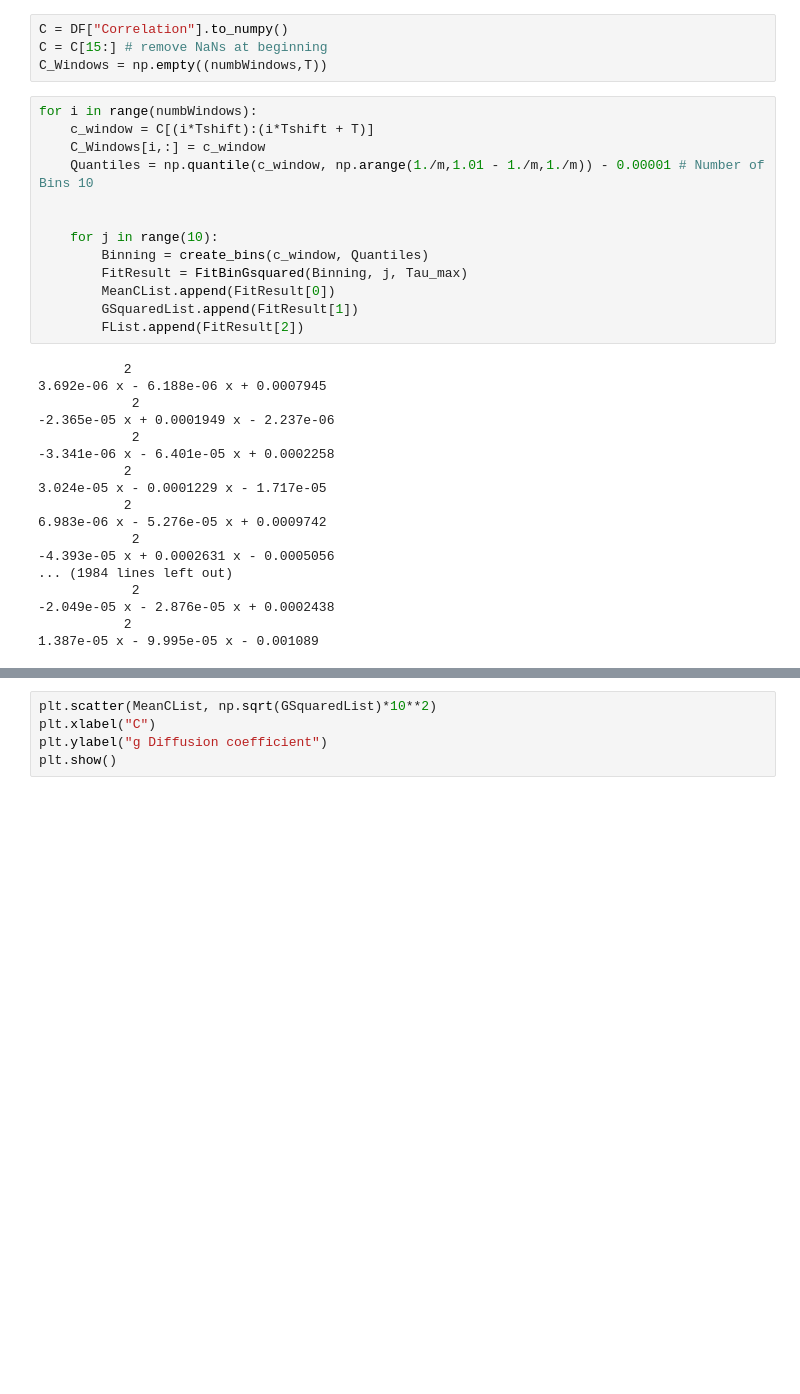
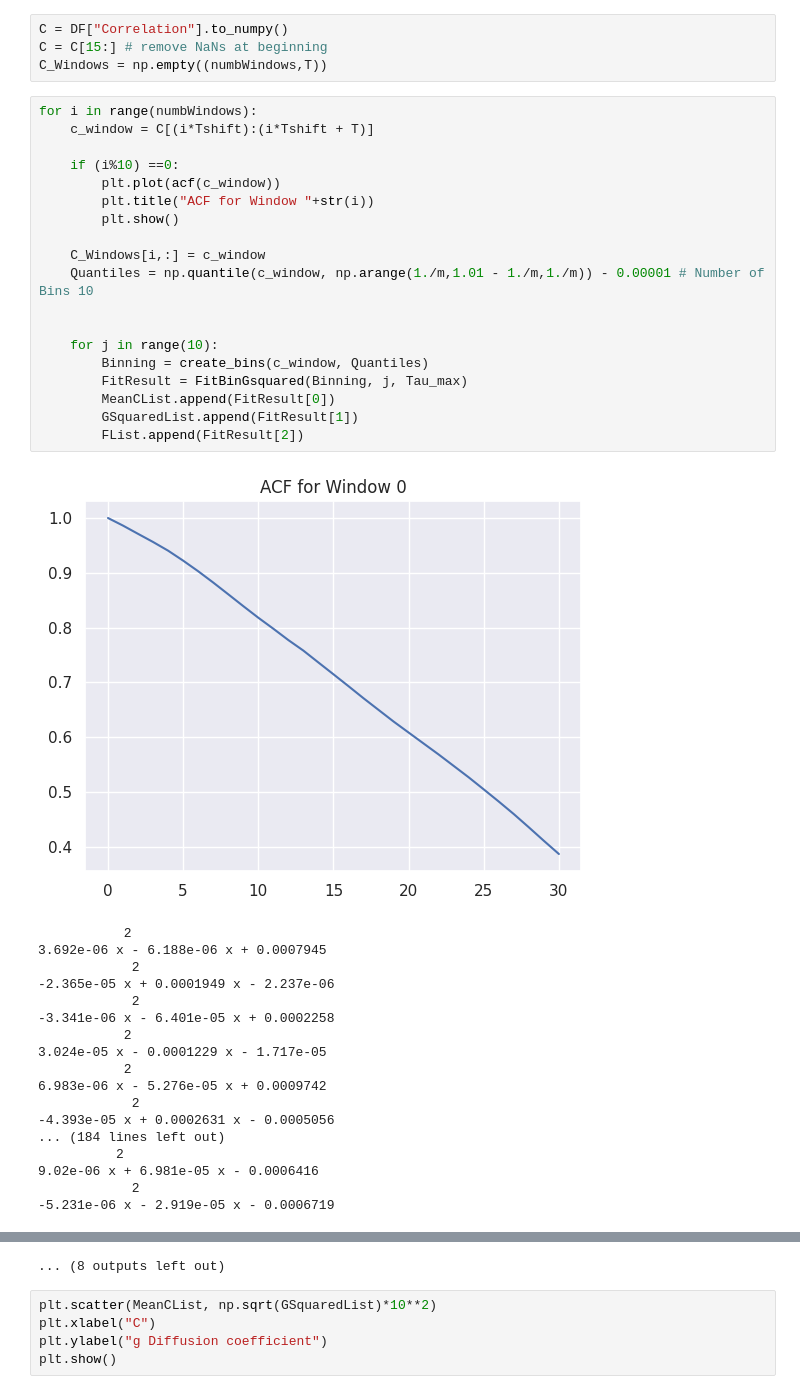
Before and after one commit to TobiasW1891/Finance-Redone, a Jupyter notebook: Compare to Stepanov.ipynb, the cells around one changed output, grey strips where cells are left out. Cells and saved outputs as stored; diff of their text form; blank space fills up the shorter version.

```diff
--- a/Compare to Stepanov.ipynb
+++ b/Compare to Stepanov.ipynb
@@ -296,17 +298,24 @@ C_Windows = np.empty((numbWindows,T))
 # %%
 for i in range(numbWindows):
     c_window = C[(i*Tshift):(i*Tshift + T)]
+
+    if (i%10) ==0:
+        plt.plot(acf(c_window))
+        plt.title("ACF for Window "+str(i))
+        plt.show()
+
     C_Windows[i,:] = c_window
     Quantiles = np.quantile(c_window, np.arange(1./m,1.01 - 1./m,1./m)) - 0.00001 # Number of Bins 10
 
 
     for j in range(10):
         Binning = create_bins(c_window, Quantiles)
         FitResult = FitBinGsquared(Binning, j, Tau_max)
         MeanCList.append(FitResult[0])
         GSquaredList.append(FitResult[1])
         FList.append(FitResult[2])
 # %% [output]
+[figure, added]
            2
 3.692e-06 x - 6.188e-06 x + 0.0007945
             2
@@ -319,8 +328,8 @@ for i in range(numbWindows):
 6.983e-06 x - 5.276e-05 x + 0.0009742
             2
 -4.393e-05 x + 0.0002631 x - 0.0005056
-... (1984 lines left out)
+... (184 lines left out)
+          2
+9.02e-06 x + 6.981e-05 x - 0.0006416
             2
--2.049e-05 x - 2.876e-05 x + 0.0002438
-           2
-1.387e-05 x - 9.995e-05 x - 0.001089
+-5.231e-06 x - 2.919e-05 x - 0.0006719
@@ -327,3 +426,4 @@ for i in range(numbWindows):
+... (8 outputs left out)
 # %%
 plt.scatter(MeanCList, np.sqrt(GSquaredList)*10**2)
 plt.xlabel("C")
```
Also changed, not shown: parts of 15 cells of this notebook.
